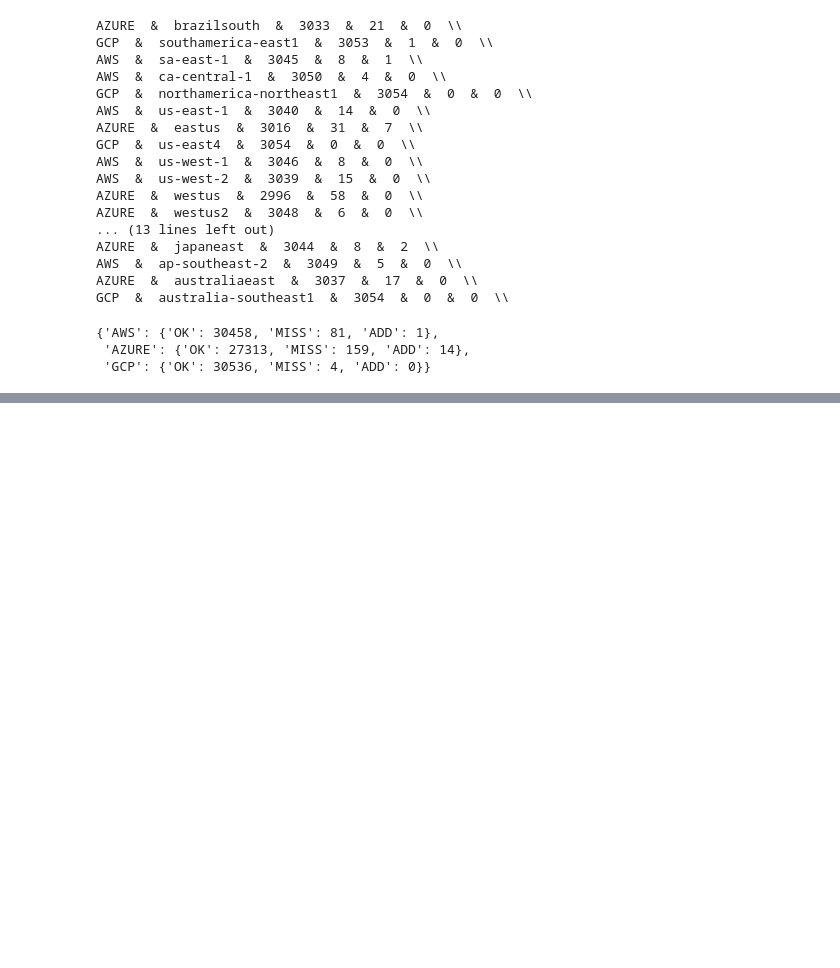
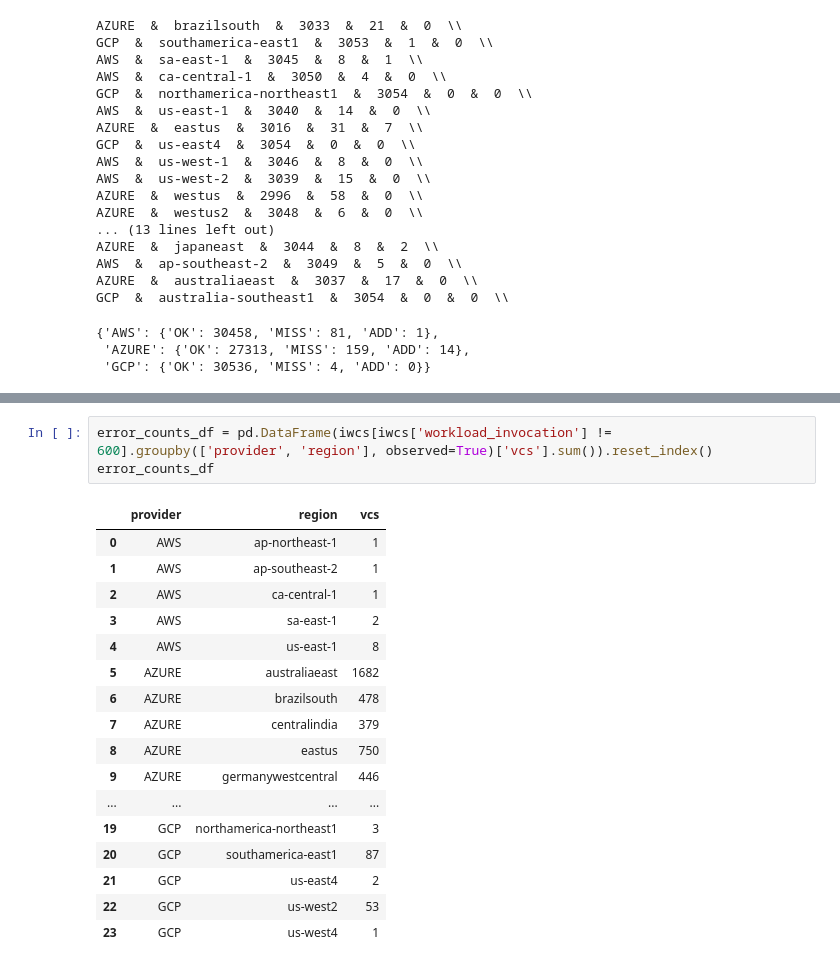
Before and after one commit to l8518/geot-faas, a Jupyter notebook: 030_collection_data.ipynb, the cells around one changed output, grey strips where cells are left out. Cells and saved outputs as stored; diff of their text form; blank space fills up the shorter version.

```diff
--- a/030_collection_data.ipynb
+++ b/030_collection_data.ipynb
@@ -65,0 +224,21 @@ GCP  &  australia-southeast1  &  3054  &  0  &  0  \\
+# %%
+error_counts_df = pd.DataFrame(iwcs[iwcs['workload_invocation'] != 600].groupby(['provider', 'region'], observed=True)['vcs'].sum()).reset_index()
+error_counts_df
+# %% [output]
+|  | provider | region | vcs |
+| 0 | AWS | ap-northeast-1 | 1 |
+| 1 | AWS | ap-southeast-2 | 1 |
+| 2 | AWS | ca-central-1 | 1 |
+| 3 | AWS | sa-east-1 | 2 |
+| 4 | AWS | us-east-1 | 8 |
+| 5 | AZURE | australiaeast | 1682 |
+| 6 | AZURE | brazilsouth | 478 |
+| 7 | AZURE | centralindia | 379 |
+| 8 | AZURE | eastus | 750 |
+| 9 | AZURE | germanywestcentral | 446 |
+| ... | ... | ... | ... |
+| 19 | GCP | northamerica-northeast1 | 3 |
+| 20 | GCP | southamerica-east1 | 87 |
+| 21 | GCP | us-east4 | 2 |
+| 22 | GCP | us-west2 | 53 |
+| 23 | GCP | us-west4 | 1 |
```
Also changed, not shown: parts of 11 cells of this notebook, 6 other files.
